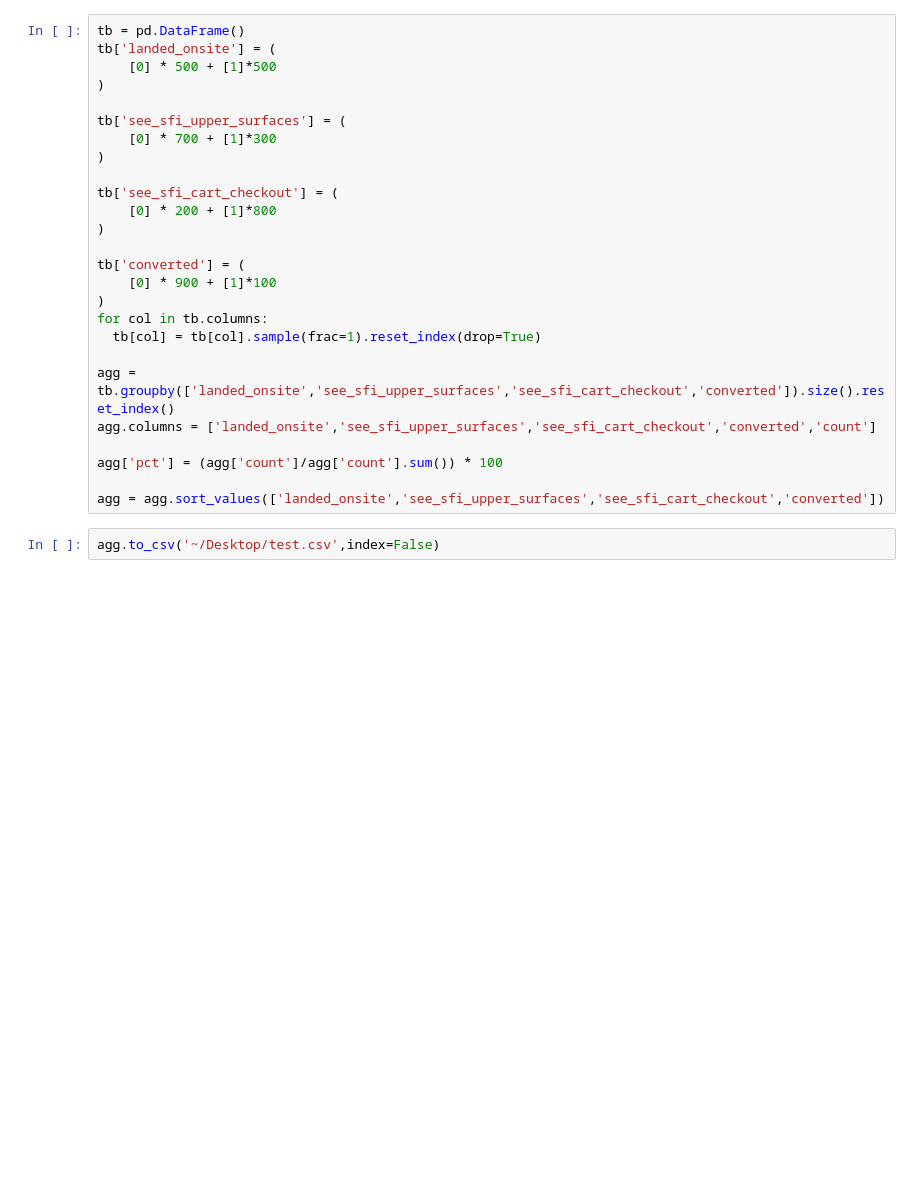
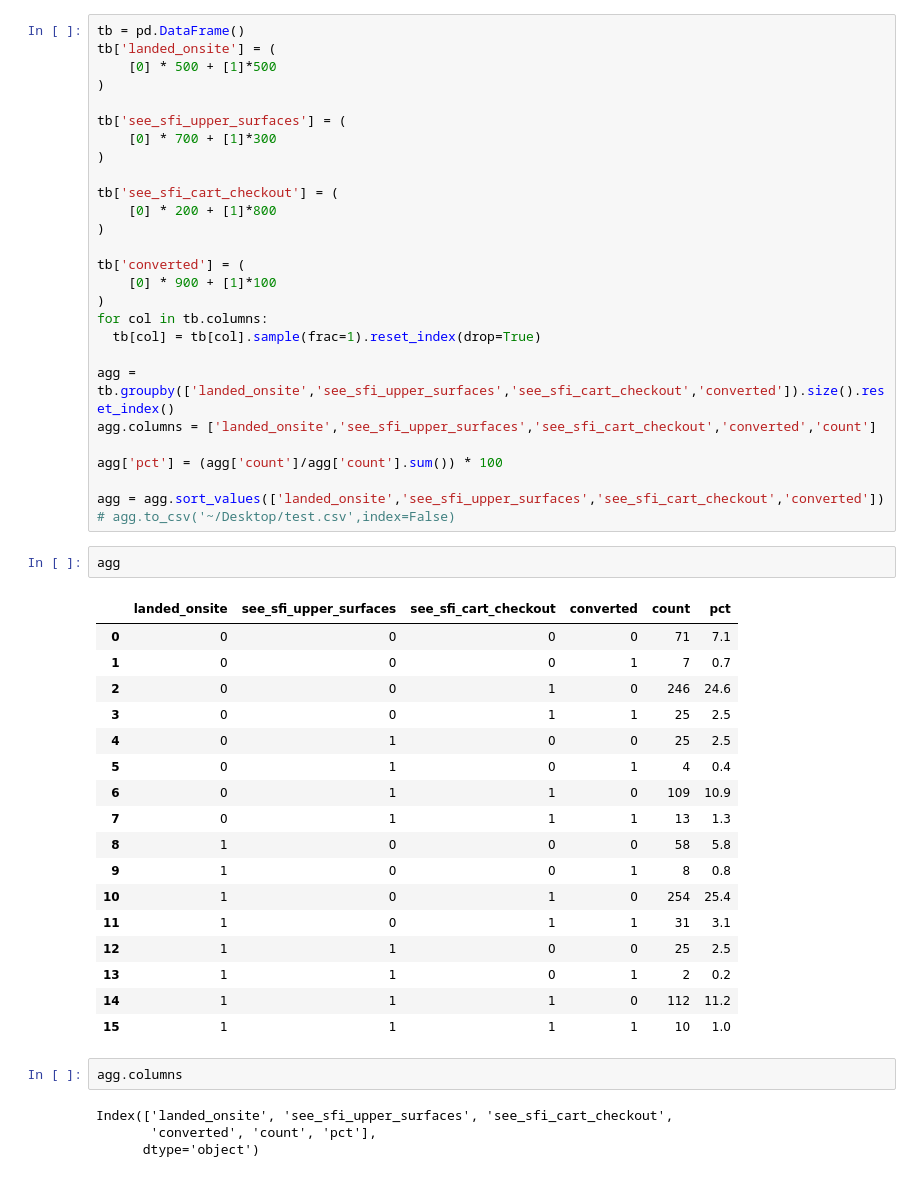
Before and after one commit to ALaughingHorse/AutoSankey, a Jupyter notebook: Playground.ipynb, the cells around one changed output. Saved outputs shown, nothing was run; the diff lists cells and outputs as text; blank space fills up the shorter version.

```diff
--- a/Playground.ipynb
+++ b/Playground.ipynb
@@ -27,6 +70,31 @@ agg.columns = ['landed_onsite','see_sfi_upper_surfaces','see_sfi_cart_checkout',
 agg['pct'] = (agg['count']/agg['count'].sum()) * 100
 
 agg = agg.sort_values(['landed_onsite','see_sfi_upper_surfaces','see_sfi_cart_checkout','converted'])
+# agg.to_csv('~/Desktop/test.csv',index=False)
-# %%
-agg.to_csv('~/Desktop/test.csv',index=False)
+# %%
+agg
+# %% [output]
+|  | landed_onsite | see_sfi_upper_surfaces | see_sfi_cart_checkout | converted | count | pct |
+| 0 | 0 | 0 | 0 | 0 | 71 | 7.1 |
+| 1 | 0 | 0 | 0 | 1 | 7 | 0.7 |
+| 2 | 0 | 0 | 1 | 0 | 246 | 24.6 |
+| 3 | 0 | 0 | 1 | 1 | 25 | 2.5 |
+| 4 | 0 | 1 | 0 | 0 | 25 | 2.5 |
+| 5 | 0 | 1 | 0 | 1 | 4 | 0.4 |
+| 6 | 0 | 1 | 1 | 0 | 109 | 10.9 |
+| 7 | 0 | 1 | 1 | 1 | 13 | 1.3 |
+| 8 | 1 | 0 | 0 | 0 | 58 | 5.8 |
+| 9 | 1 | 0 | 0 | 1 | 8 | 0.8 |
+| 10 | 1 | 0 | 1 | 0 | 254 | 25.4 |
+| 11 | 1 | 0 | 1 | 1 | 31 | 3.1 |
+| 12 | 1 | 1 | 0 | 0 | 25 | 2.5 |
+| 13 | 1 | 1 | 0 | 1 | 2 | 0.2 |
+| 14 | 1 | 1 | 1 | 0 | 112 | 11.2 |
+| 15 | 1 | 1 | 1 | 1 | 10 | 1.0 |
+# %%
+agg.columns
+# %% [output]
+Index(['landed_onsite', 'see_sfi_upper_surfaces', 'see_sfi_cart_checkout',
+       'converted', 'count', 'pct'],
+      dtype='object')
 # %%
```
Also changed, not shown: parts of 9 cells of this notebook, 3 other files.
